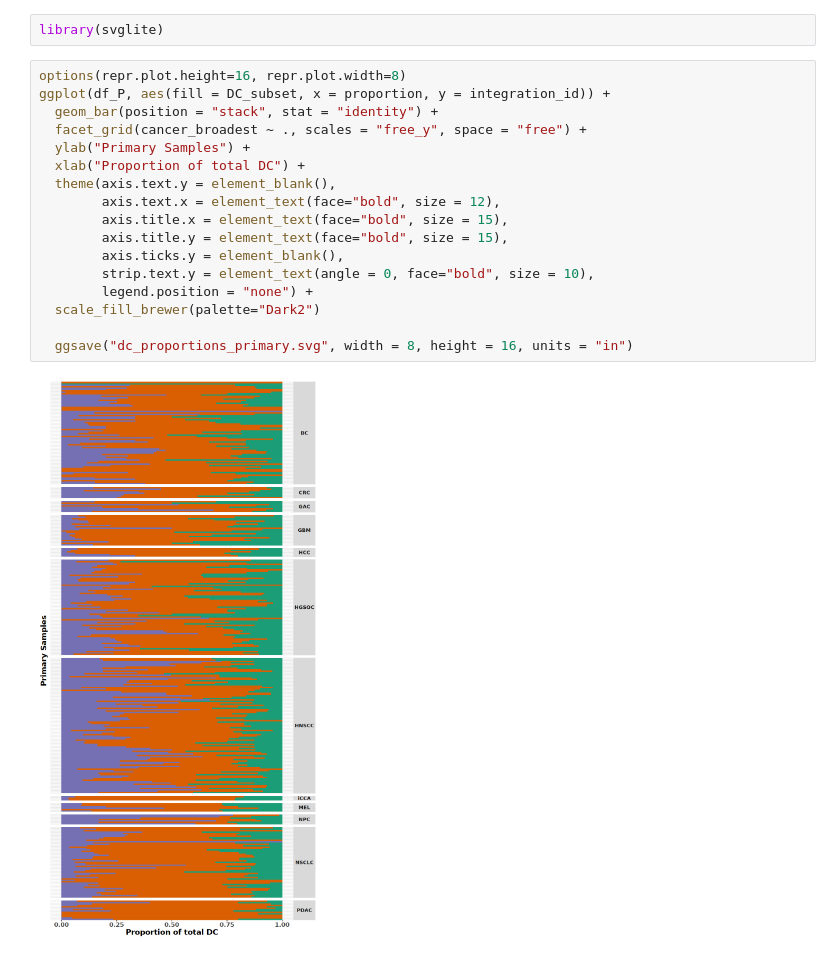
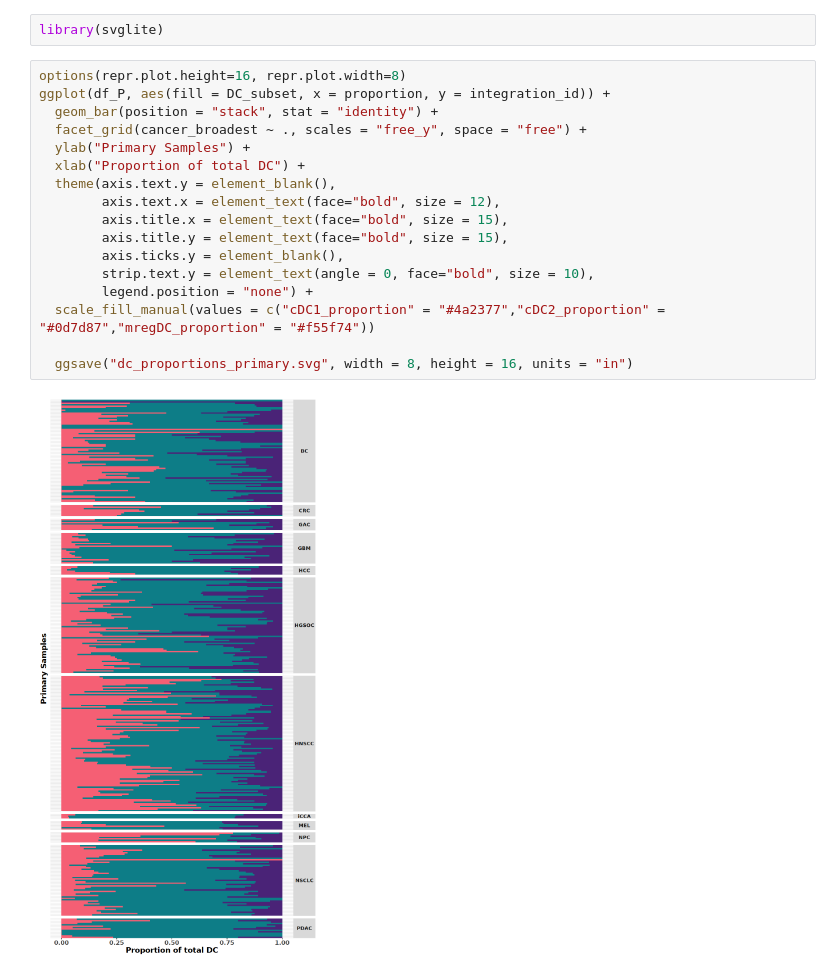
Before and after one commit to tuonglab/Nikita-project, a Jupyter notebook: notebooks/2025-05-07_Stacked-Proportions.ipynb, the cells around one changed output. Drawn from its saved outputs; the diff is of its cells as text.

```diff
--- a/notebooks/2025-05-07_Stacked-Proportions.ipynb
+++ b/notebooks/2025-05-07_Stacked-Proportions.ipynb
@@ -234,22 +255,22 @@ library(svglite)
 # %%
 options(repr.plot.height=16, repr.plot.width=8)
 ggplot(df_P, aes(fill = DC_subset, x = proportion, y = integration_id)) +
   geom_bar(position = "stack", stat = "identity") +
   facet_grid(cancer_broadest ~ ., scales = "free_y", space = "free") +
   ylab("Primary Samples") +
   xlab("Proportion of total DC") +
   theme(axis.text.y = element_blank(),
         axis.text.x = element_text(face="bold", size = 12),
         axis.title.x = element_text(face="bold", size = 15),
         axis.title.y = element_text(face="bold", size = 15),
         axis.ticks.y = element_blank(),
         strip.text.y = element_text(angle = 0, face="bold", size = 10),
         legend.position = "none") +
-  scale_fill_brewer(palette="Dark2")
+  scale_fill_manual(values = c("cDC1_proportion" = "#4a2377","cDC2_proportion" = "#0d7d87","mregDC_proportion" = "#f55f74"))
 
   ggsave("dc_proportions_primary.svg", width = 8, height = 16, units = "in")
 # %% [output]
-[figure, old version]
+[figure, new version]
 # %%
 options(repr.plot.height=8, repr.plot.width=8)
 ggplot(df_M, aes(fill = DC_subset, x = proportion, y = integration_id)) +
```
Also changed, not shown: parts of 5 cells of this notebook.
